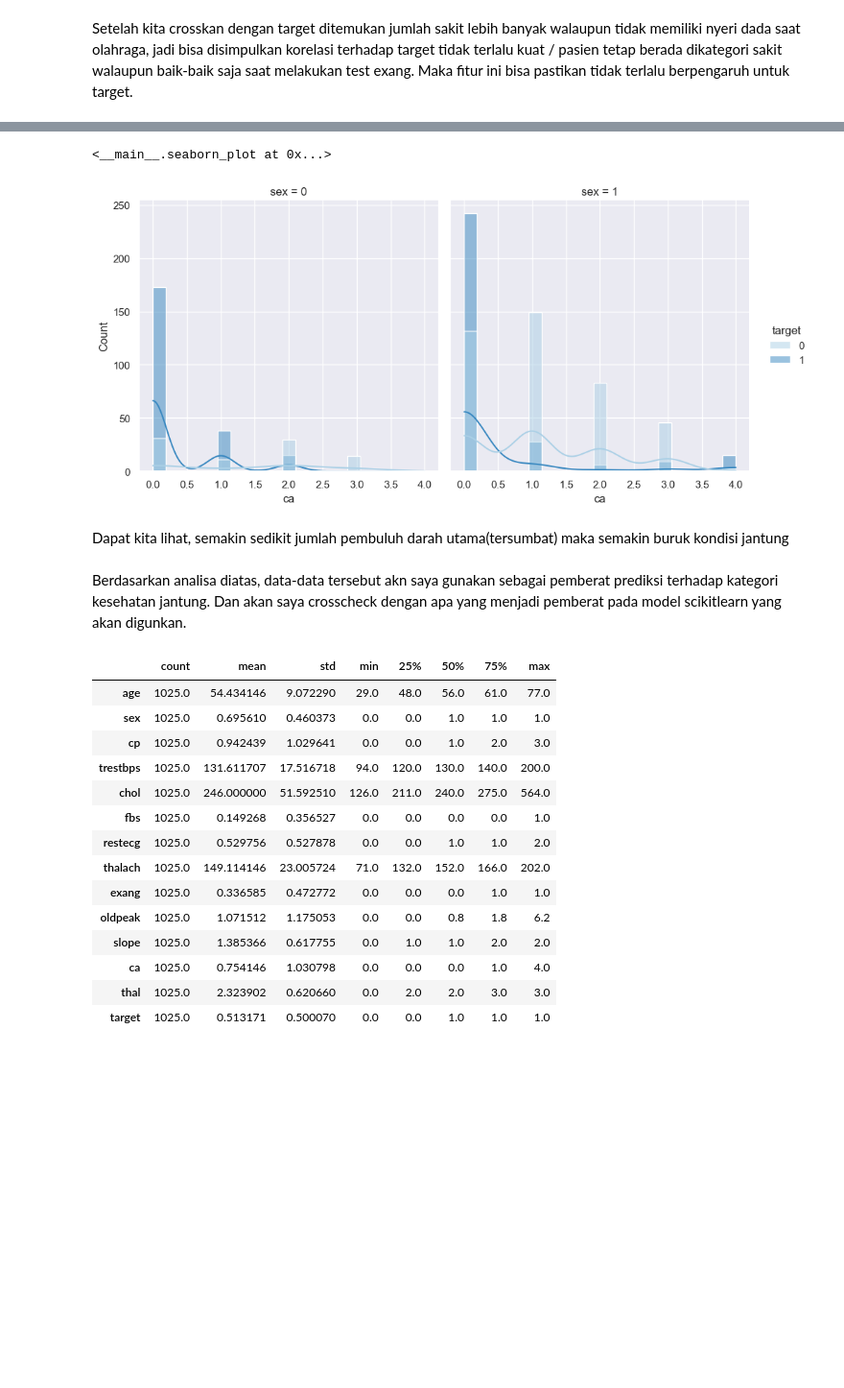
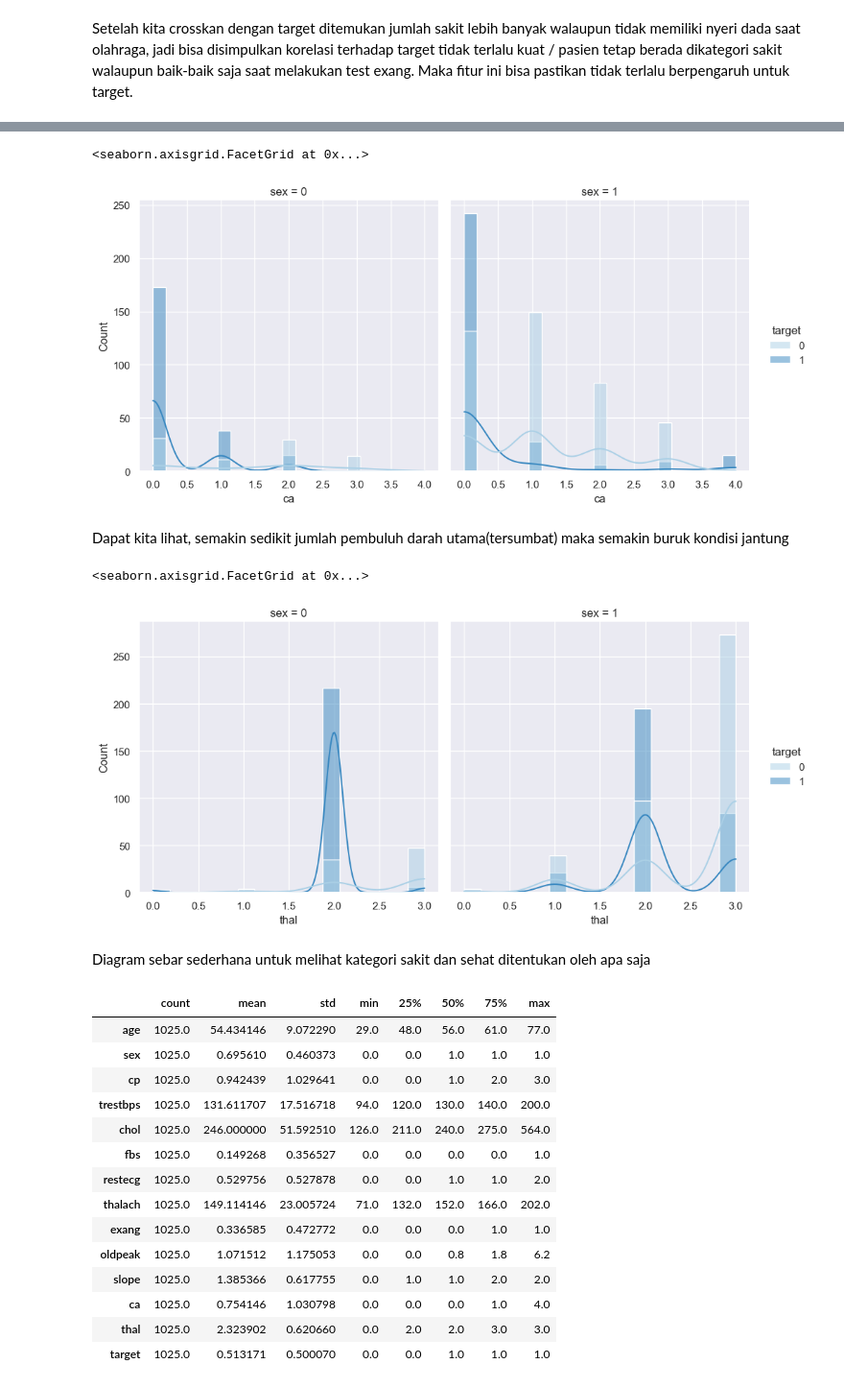
Before and after one commit to arya475/Data-Science, a Jupyter notebook: Project-Data-Science/notebooks/main.ipynb, the cells around one changed output, grey strips where cells are left out. Shown at 96% size. Saved outputs shown, nothing was run; the diff lists cells and outputs as text; code cells hidden in the pictures; blank space fills up the shorter version.

```diff
--- a/Project-Data-Science/notebooks/main.ipynb
+++ b/Project-Data-Science/notebooks/main.ipynb
@@ -175,9 +189,12 @@ tabel_korelasi.relplot(x="oldpeak", y="slope", hue="target", size="exang", col="
 # %%
-tabel_korelasi.displot(x="ca", col="sex", hue="target")
+sns.displot(df_heart, palette=warna, kde=True, x="ca", col="sex", hue="target")
 # %% [output]
-<__main__.seaborn_plot at 0x...>
+<seaborn.axisgrid.FacetGrid at 0x...>
 [figure]
 # %% [markdown]
 Dapat kita lihat, semakin sedikit jumlah pembuluh darah utama(tersumbat) maka semakin buruk kondisi jantung
-# %% [markdown]
-Berdasarkan analisa diatas, data-data tersebut akn saya gunakan sebagai pemberat prediksi terhadap kategori kesehatan jantung. Dan akan saya crosscheck dengan apa yang menjadi pemberat pada model scikitlearn yang akan digunkan.
+# %%
+sns.displot(df_heart, x="thal", hue="target", col="sex", kde=True, palette=warna)
+# %% [output]
+<seaborn.axisgrid.FacetGrid at 0x...>
+[figure, added]
@@ -184,3 +206,5 @@ Berdasarkan analisa diatas, data-data tersebut akn saya gunakan sebagai pemberat
+# %% [markdown]
+Diagram sebar sederhana untuk melihat kategori sakit dan sehat ditentukan oleh apa saja
 # %%
 df_heart.describe().T
 # %% [output]
```
Also changed, not shown: parts of 14 cells of this notebook.
